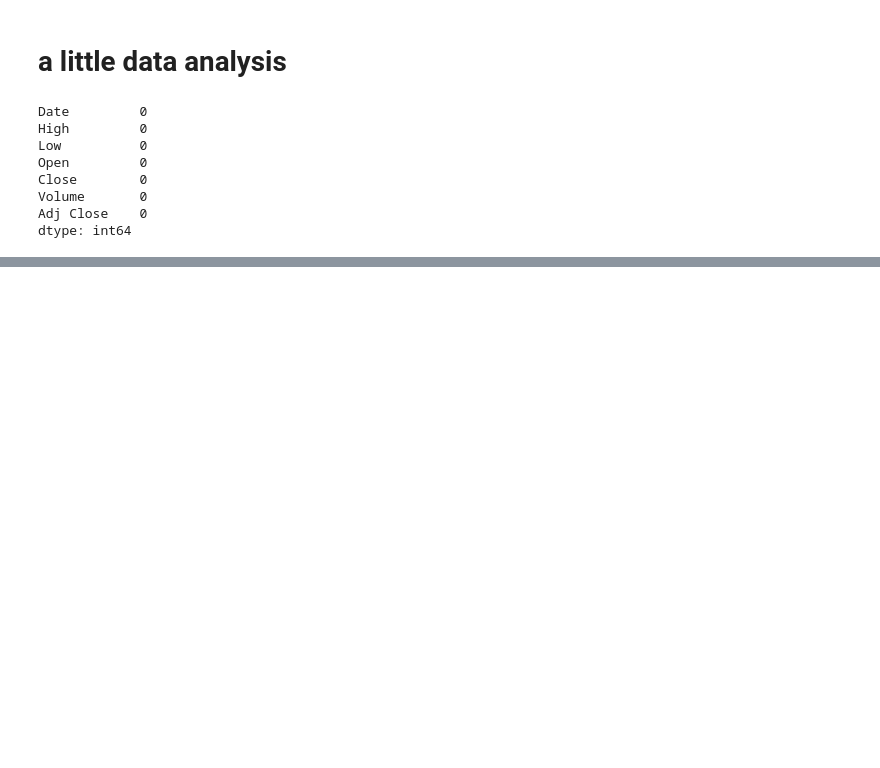
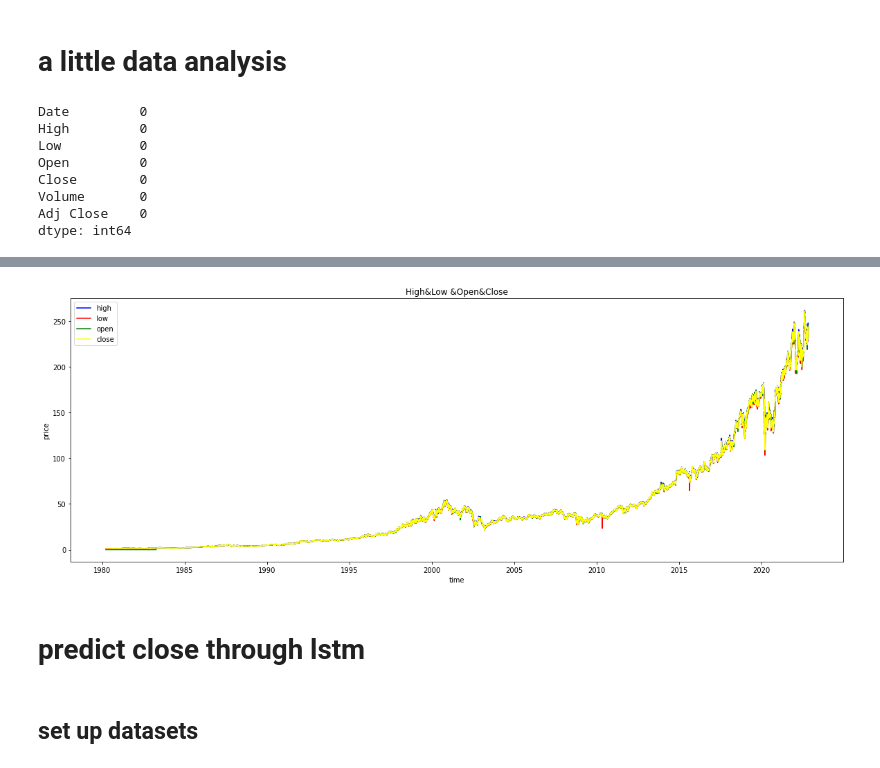
Before and after one commit to danyow-cheung/kaggle_practise, a Jupyter notebook: stock/stock-prediction-lstm.ipynb, the cells around one changed output, grey strips where cells are left out. Saved outputs shown, nothing was run; the diff lists cells and outputs as text; code cells hidden in the pictures; blank space fills up the shorter version.

```diff
--- a/stock/stock-prediction-lstm.ipynb
+++ b/stock/stock-prediction-lstm.ipynb
@@ -62,0 +113,17 @@ TypeError: '<' not supported between instances of 'str' and 'int'
+# %%
+plt.figure(figsize = (20,7))
+plt.plot(time,high,color='blue',label='high')
+plt.plot(time,low,color='red',label='low')
+plt.plot(time,open_data,color='green',label='open')
+plt.plot(time,close_data,color='yellow',label='close')
+plt.title('High&Low &Open&Close')
+plt.xlabel('time')
+plt.ylabel('price')
+plt.legend(title='')
+plt.show()
+# %% [output]
+[figure, added]
+# %% [markdown]
+# predict close through lstm
+# %% [markdown]
+## set up datasets
```
Also changed, not shown: parts of 23 cells of this notebook.
